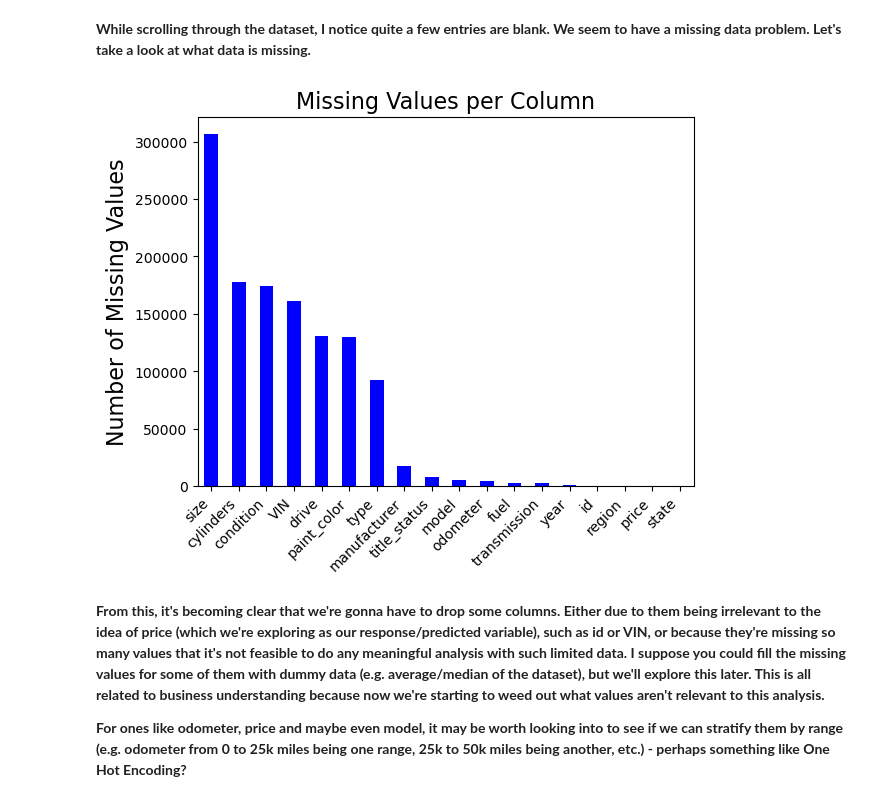
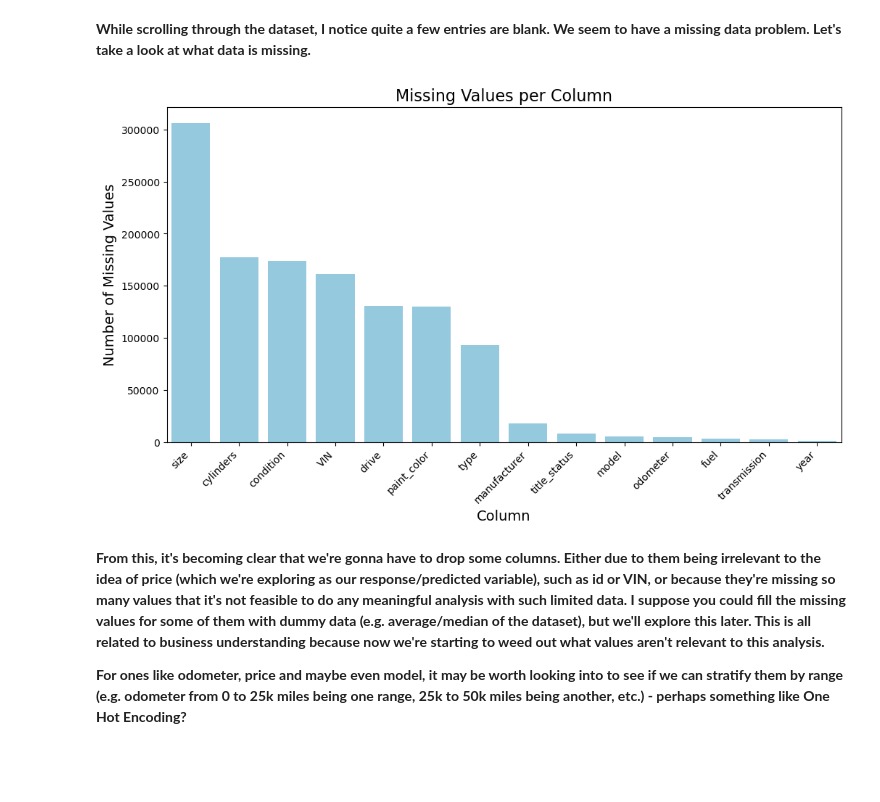
Before and after one commit to nbardhan/What-Drives-the-Price-of-a-Car-, a Jupyter notebook: prompt_II.ipynb, the cells around one changed output. Cells and saved outputs as stored; diff of their text form; code cells hidden in the pictures; blank space fills up the shorter version.

```diff
--- a/prompt_II.ipynb
+++ b/prompt_II.ipynb
@@ -166,17 +166,37 @@ Column: cylinders
 # %% [markdown]
 **While scrolling through the dataset, I notice quite a few entries are blank. We seem to have a missing data problem. Let's take a look at what data is missing.**
 # %%
-missing_values = data.isnull().sum()
+# missing_values = data.isnull().sum()
 
-missing_values = missing_values.sort_values(ascending=False)
+# missing_values = missing_values.sort_values(ascending=False)
 
-missing_values.plot(kind='bar', color='blue')
-plt.title("Missing Values per Column", fontsize=16)
-plt.ylabel("Number of Missing Values", fontsize=16)
-plt.xticks(rotation=45, ha='right')
-plt.show()
+# missing_values.plot(kind='bar', color='blue')
+# plt.title("Missing Values per Column", fontsize=16)
+# plt.ylabel("Number of Missing Values", fontsize=16)
+# plt.xticks(rotation=45, ha='right')
+# plt.show()
-# %% [output]
-[figure, removed]
+# %%
+# Count missing values
+missing_counts = data.isnull().sum().reset_index()
+missing_counts.columns = ['column', 'missing_count']
+
+# Only keep columns with at least 1 missing value
+missing_counts = missing_counts[missing_counts['missing_count'] > 0]
+
+# Sort by missing_count (descending)
+missing_counts = missing_counts.sort_values(by="missing_count", ascending=False)
+
+# Plot with seaborn
+plt.figure(figsize=(12,6))
+sns.barplot(x="column", y="missing_count", data=missing_counts, color="skyblue")
+
+plt.title("Missing Values per Column", fontsize=16)
+plt.xticks(rotation=45, ha='right')
+plt.ylabel("Number of Missing Values", fontsize=14)
+plt.xlabel("Column", fontsize=14)
+plt.show()
+# %% [output]
+[figure, added]
 # %% [markdown]
 **From this, it's becoming clear that we're gonna have to drop some columns. Either due to them being irrelevant to the idea of price (which we're exploring as our response/predicted variable), such as id or VIN, or because they're missing so many values that it's not feasible to do any meaningful analysis with such limited data. I suppose you could fill the missing values for some of them with dummy data (e.g. average/median of the dataset), but we'll explore this later. This is all related to business understanding because now we're starting to weed out what values aren't relevant to this analysis.**
 
```
Also changed, not shown: parts of 2 cells of this notebook.
